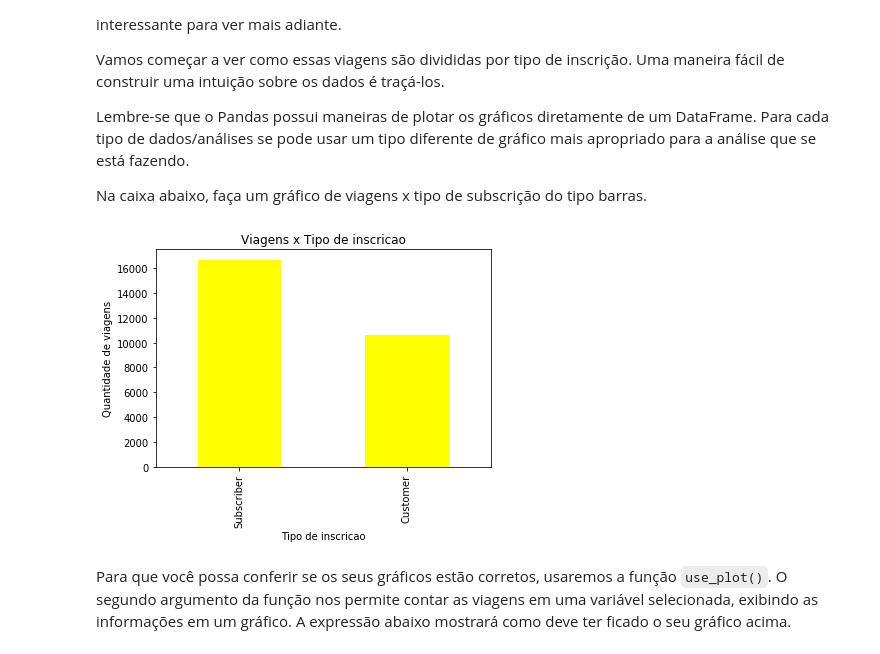
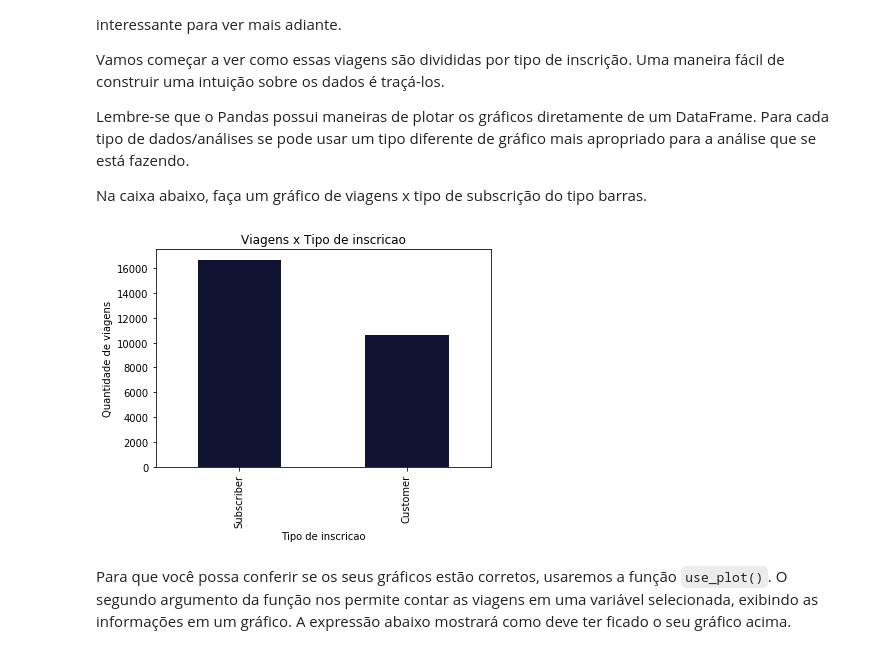
Before and after one commit to wfercosta/ndfdsi-bikeshareanalysis, a Jupyter notebook: Analise_Bay_Area_Bike_Share-NDFDSI.ipynb, the cells around one changed output. Drawn from its saved outputs; the diff is of its cells as text; code cells hidden in the pictures.

```diff
--- a/Analise_Bay_Area_Bike_Share-NDFDSI.ipynb
+++ b/Analise_Bay_Area_Bike_Share-NDFDSI.ipynb
@@ -341,19 +341,19 @@ Na caixa abaixo, faça um gráfico de viagens x tipo de subscrição do tipo bar
 # %%
 # TODO: plote um gráfico de barras que mostre quantidade de viagens por subscription_type
 # lembrando que quando o comando .plot é usado, se pode escolher o tipo de gráfico usando
 # o parâmetro kind. Ex: plot(kind='bar')
 import numpy as np
 import matplotlib.pyplot as plt
 
 trip_subtype = trip_data['subscription_type'].value_counts()
-trip_subtype.plot(kind='bar', color=['yellow'])
+trip_subtype.plot(kind='bar', color=['#111333'])
 
 plt.title('Viagens x Tipo de inscricao')
 plt.xlabel('Tipo de inscricao')
 plt.ylabel('Quantidade de viagens')
 plt.show()
 # %% [output]
-[figure, old version]
+[figure, new version]
 # %% [markdown]
 Para que você possa conferir se os seus gráficos estão corretos, usaremos a função `use_plot()`. O segundo argumento da função nos permite contar as viagens em uma variável selecionada, exibindo as informações em um gráfico. A expressão abaixo mostrará como deve ter ficado o seu gráfico acima.
 # %%
```
Also changed, not shown: parts of 15 cells of this notebook, 3 other files.
